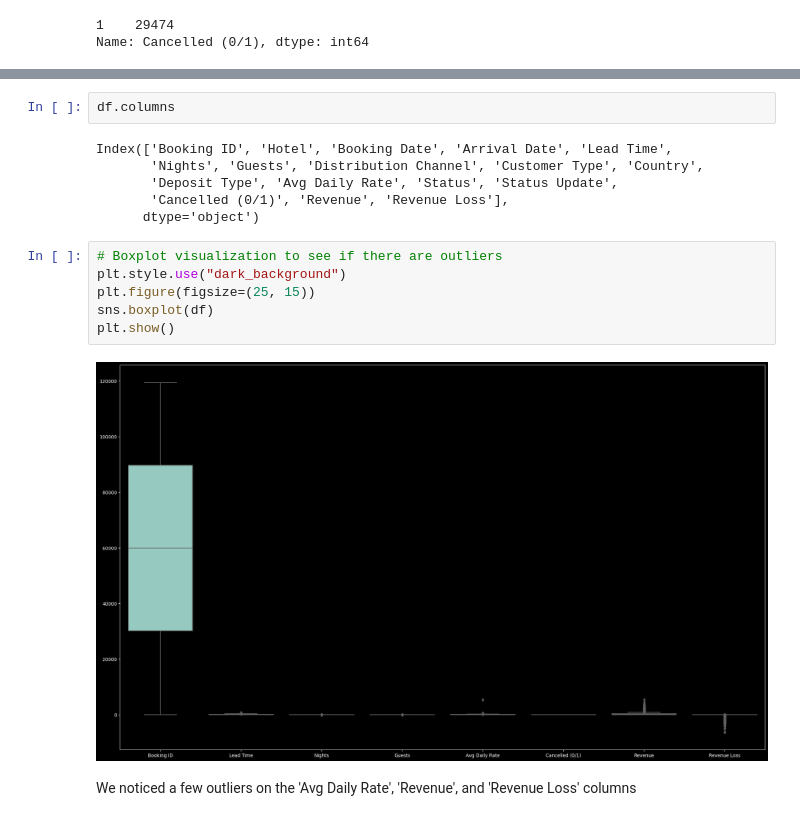
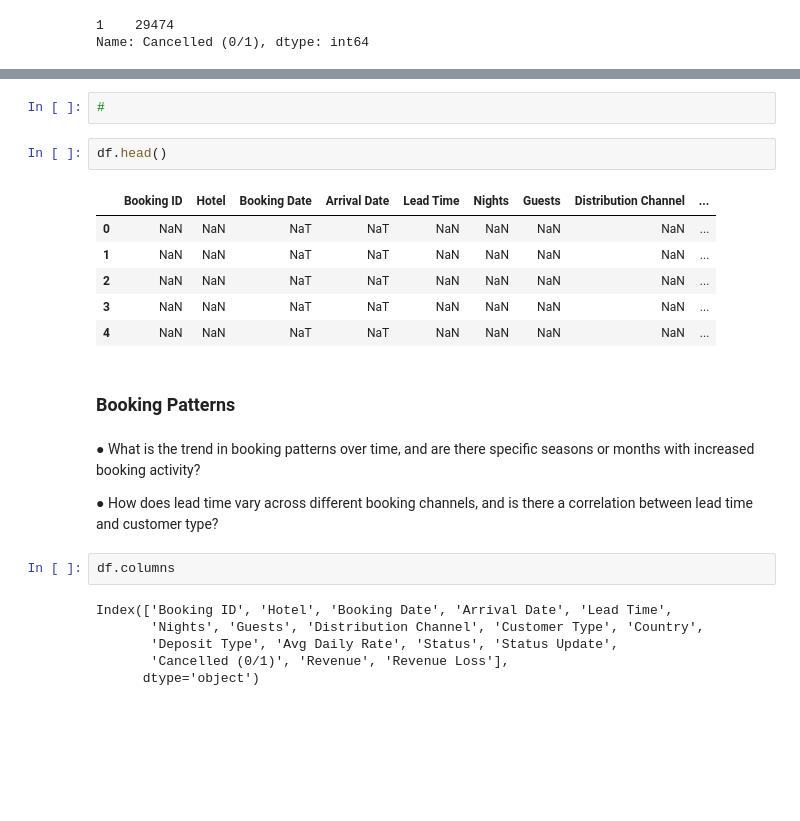
Before and after one commit to RheedWhan/SHG-analysis., a Jupyter notebook: Splendor_Hotel.ipynb, the cells around one changed output, grey strips where cells are left out. Drawn from its saved outputs; the diff is of its cells as text; blank space fills up the shorter version.

```diff
--- a/Splendor_Hotel.ipynb
+++ b/Splendor_Hotel.ipynb
@@ -271,3 +385,21 @@ Name: Cancelled (0/1), dtype: int64
+# %%
+#
+# %%
+df.head()
+# %% [output]
+|  | Booking ID | Hotel | Booking Date | Arrival Date | Lead Time | Nights | Guests | Distribution Channel | ... |
+| 0 | NaN | NaN | NaT | NaT | NaN | NaN | NaN | NaN | ... |
+| 1 | NaN | NaN | NaT | NaT | NaN | NaN | NaN | NaN | ... |
+| 2 | NaN | NaN | NaT | NaT | NaN | NaN | NaN | NaN | ... |
+| 3 | NaN | NaN | NaT | NaT | NaN | NaN | NaN | NaN | ... |
+| 4 | NaN | NaN | NaT | NaT | NaN | NaN | NaN | NaN | ... |
+# %% [markdown]
+### Booking Patterns
+# %% [markdown]
+
+● What is the trend in booking patterns over time, and are there specific seasons or months with increased booking activity?
+
+● How does lead time vary across different booking channels, and is there a correlation between lead time and customer type?
 # %%
 df.columns
 # %% [output]
@@ -276,13 +408,3 @@ Index(['Booking ID', 'Hotel', 'Booking Date', 'Arrival Date', 'Lead Time',
        'Deposit Type', 'Avg Daily Rate', 'Status', 'Status Update',
        'Cancelled (0/1)', 'Revenue', 'Revenue Loss'],
       dtype='object')
-# %%
-# Boxplot visualization to see if there are outliers
-plt.style.use("dark_background")
-plt.figure(figsize=(25, 15))
-sns.boxplot(df)
-plt.show()
-# %% [output]
-[figure, removed]
-# %% [markdown]
-We noticed a few outliers on the 'Avg Daily Rate', 'Revenue', and 'Revenue Loss' columns
```
Also changed, not shown: parts of 13 cells of this notebook.
